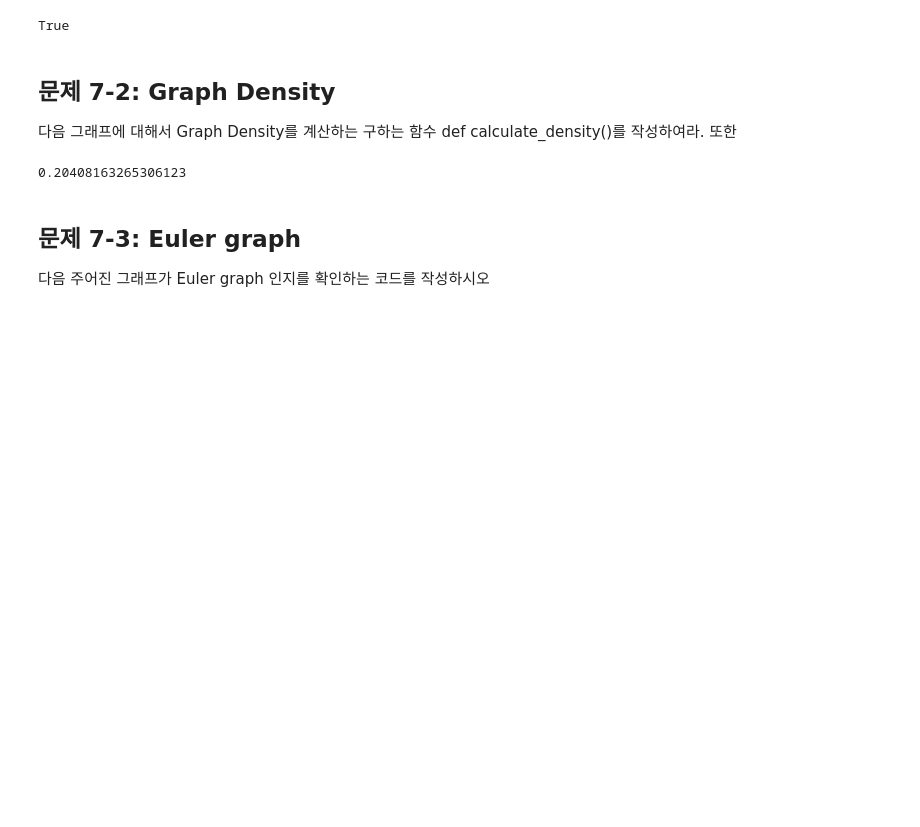
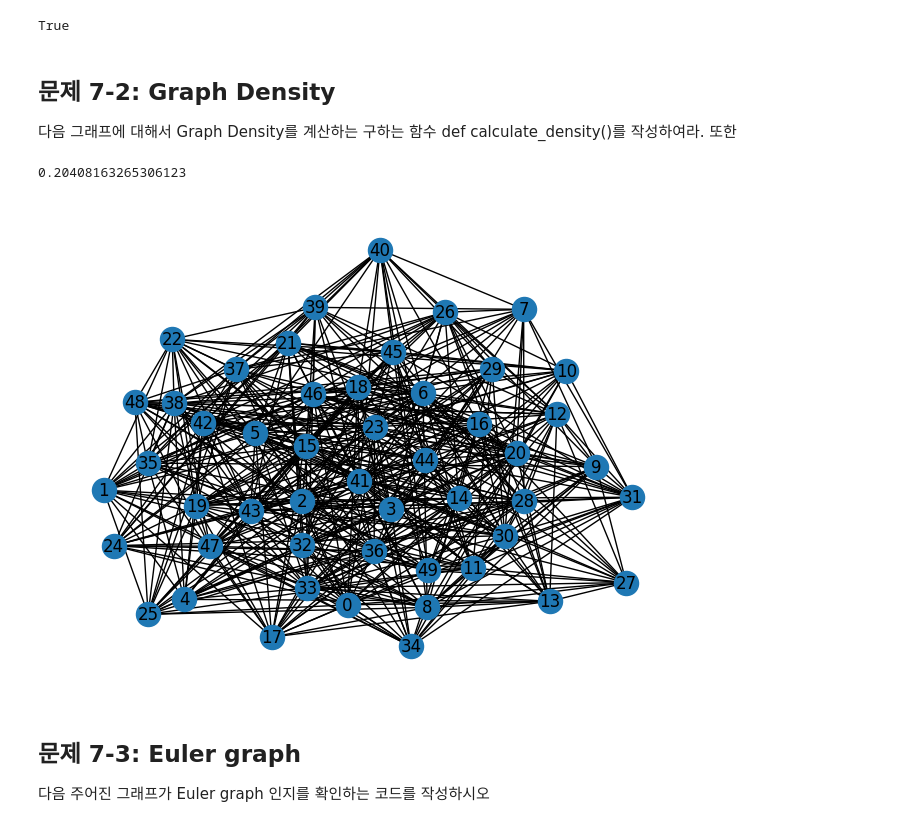
Before and after one commit to Kim-dingdong/dataframe-goodgoodgood, a Jupyter notebook: 이산수학 과제 3.ipynb, the cells around one changed output. Saved outputs shown, nothing was run; the diff lists cells and outputs as text; code cells hidden in the pictures; blank space fills up the shorter version.

```diff
--- a/이산수학 과제 3.ipynb
+++ b/이산수학 과제 3.ipynb
@@ -79,9 +79,11 @@ def calculate_density(G):
   return density
 # %%
 g = nx.watts_strogatz_graph(50, 20, 1)#(n,k,p)n:노드 수 k:초기 이웃 수 p:재연결 확률
-calculate_density(g) # nx.density 사용하지 말 것
+print(calculate_density(g)) # nx.density 사용하지 말 것
+nx.draw(g, with_labels=True)
 # %% [output]
 0.20408163265306123
+[figure, added]
 # %% [markdown]
 ## 문제 7-3: Euler graph
 다음 주어진 그래프가 Euler graph 인지를 확인하는 코드를 작성하시오
```
Also changed, not shown: parts of 25 cells of this notebook.
